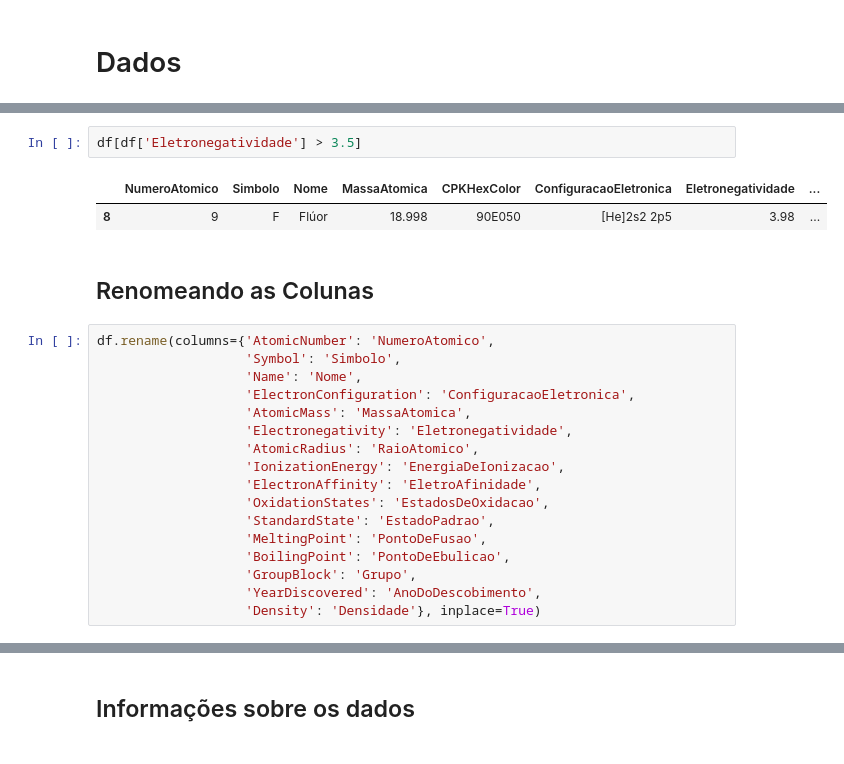
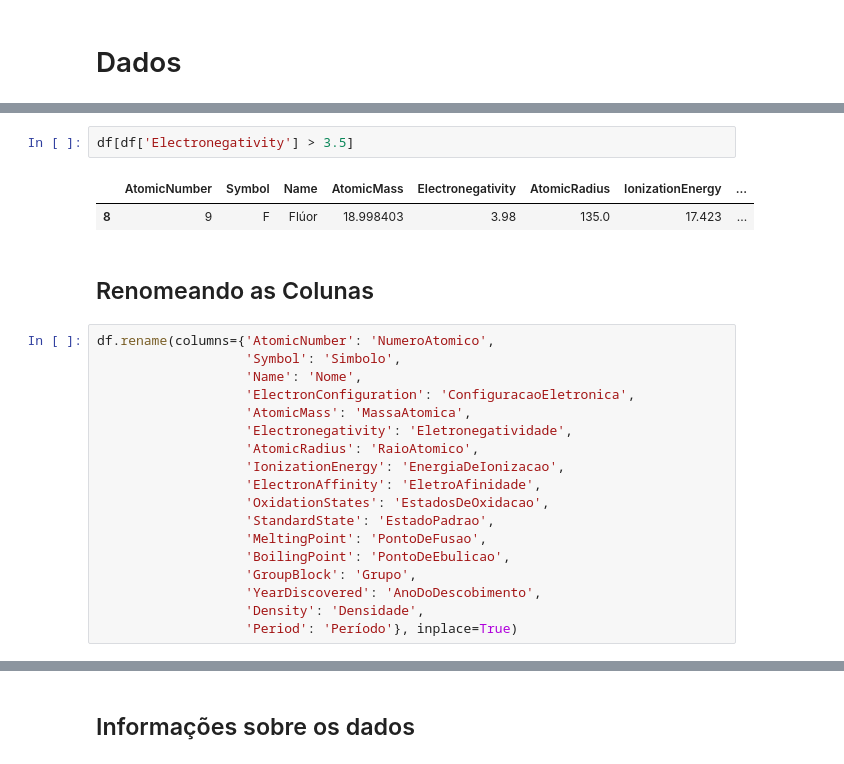
Before and after one commit to rogerioribeiromacedo/estatistica_com_python, a Jupyter notebook: periodic_table.ipynb, the cells around one changed output, grey strips where cells are left out. Drawn from its saved outputs; the diff is of its cells as text.

```diff
--- a/periodic_table.ipynb
+++ b/periodic_table.ipynb
@@ -22,8 +38,8 @@ df[(df['AtomicNumber'] == 96) | (df['AtomicNumber'] == 97) | (df['AtomicNumber']
 # %%
-df[df['Eletronegatividade'] > 3.5]
+df[df['Electronegativity'] > 3.5]
 # %% [output]
-|  | NumeroAtomico | Simbolo | Nome | MassaAtomica | CPKHexColor | ConfiguracaoEletronica | Eletronegatividade | ... |
-| 8 | 9 | F | Flúor | 18.998 | 90E050 | [He]2s2 2p5 | 3.98 | ... |
+|  | AtomicNumber | Symbol | Name | AtomicMass | Electronegativity | AtomicRadius | IonizationEnergy | ... |
+| 8 | 9 | F | Flúor | 18.998403 | 3.98 | 135.0 | 17.423 | ... |
 # %% [markdown]
 <h2>Renomeando as Colunas</h2>
 # %%
@@ -42,4 +58,5 @@ df.rename(columns={'AtomicNumber': 'NumeroAtomico',
                    'BoilingPoint': 'PontoDeEbulicao',
                    'GroupBlock': 'Grupo',
                    'YearDiscovered': 'AnoDoDescobimento',
-                   'Density': 'Densidade'}, inplace=True)
+                   'Density': 'Densidade',
+                   'Period': 'Período'}, inplace=True)
```
Also changed, not shown: parts of 19 cells of this notebook.
